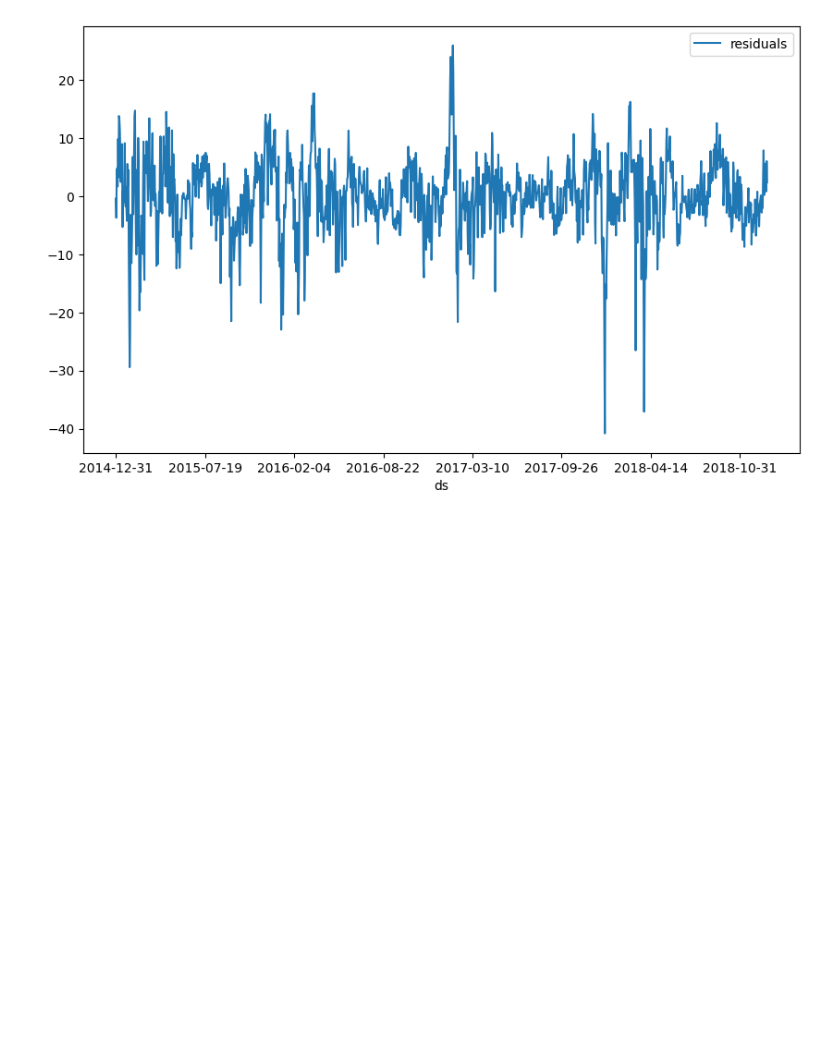
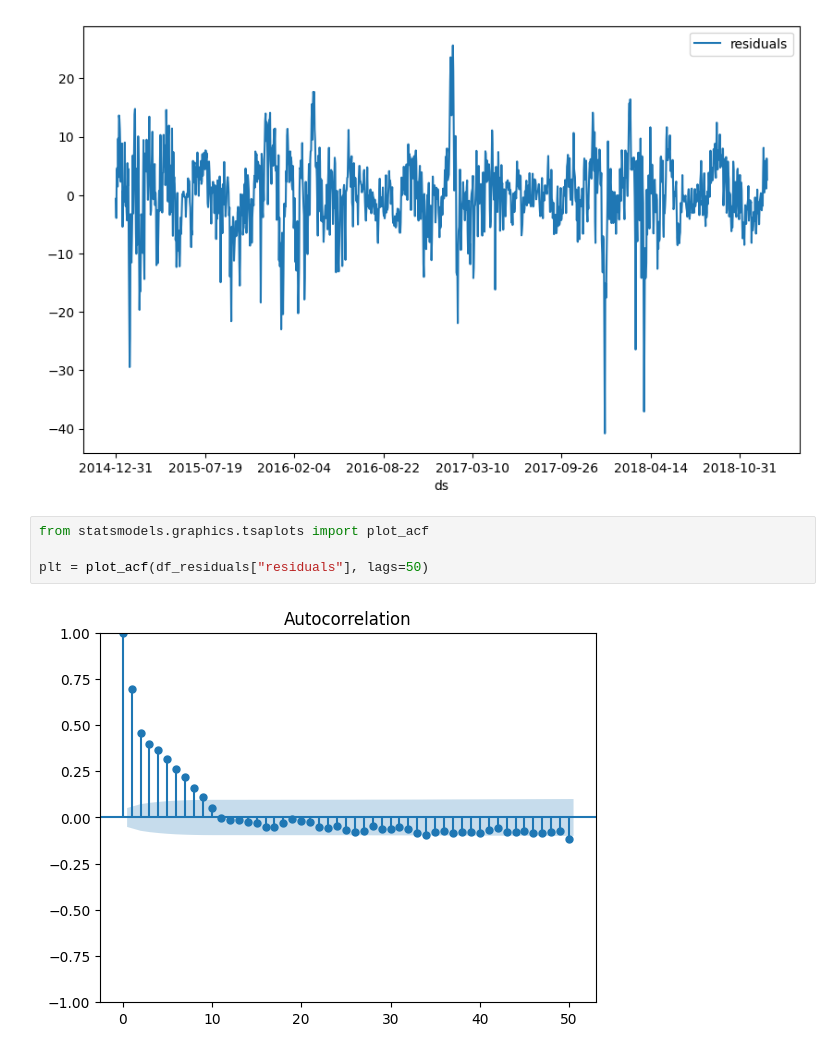
Before and after one commit to OzzyGomes/NeuralProphet_guide, a Jupyter notebook: NP_Tutorial_4_Auto_regression.ipynb, the cells around one changed output. Drawn from its saved outputs; the diff is of its cells as text; blank space fills up the shorter version.

```diff
--- a/NP_Tutorial_4_Auto_regression.ipynb
+++ b/NP_Tutorial_4_Auto_regression.ipynb
@@ -90,3 +92,9 @@ df_residuals = pd.DataFrame({"ds": df["ds"], "residuals": df["y"] - forecast["yh
 fig = df_residuals.plot(x="ds", y="residuals", figsize=(10, 6))
 # %% [output]
 [figure]
+# %%
+from statsmodels.graphics.tsaplots import plot_acf
+
+plt = plot_acf(df_residuals["residuals"], lags=50)
+# %% [output]
+[figure, added]
```
Also changed, not shown: parts of 4 cells of this notebook.
